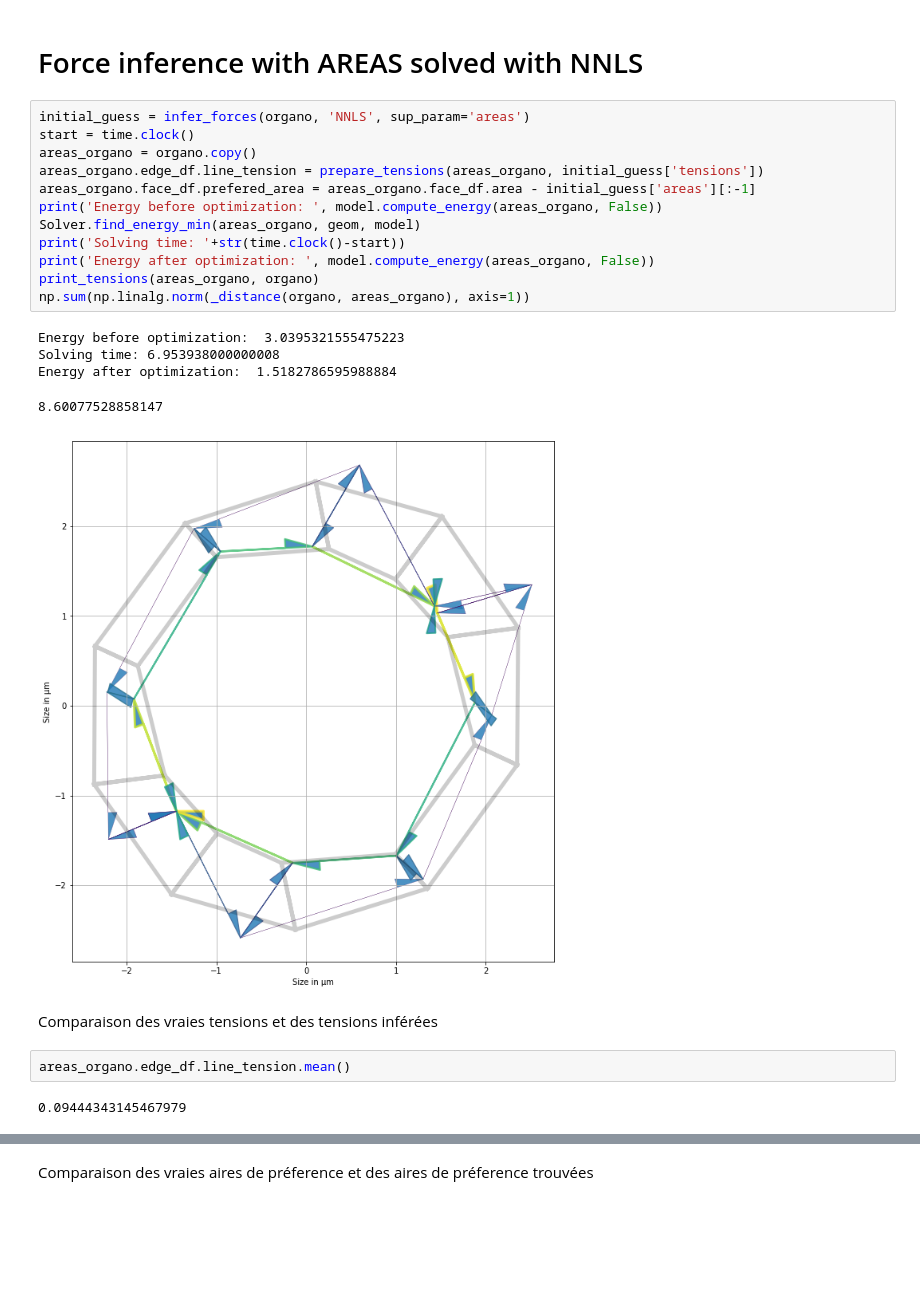
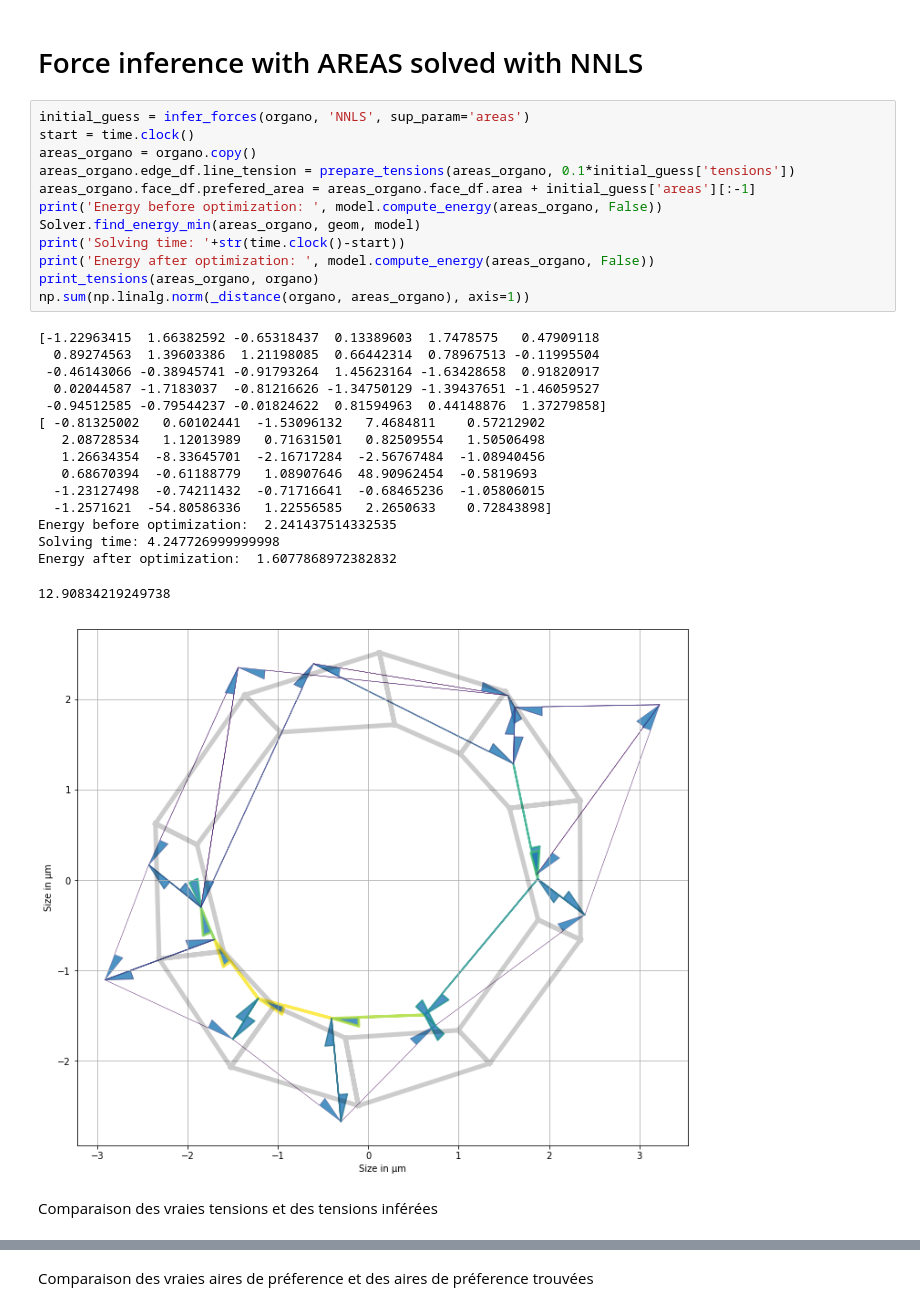
Before and after one commit to felixquinton/tyssue-taylor, a Jupyter notebook: notebooks/quicktest/Quick test pipeline-area_test.ipynb, the cells around one changed output, grey strips where cells are left out. Cells and saved outputs as stored; diff of their text form; blank space fills up the shorter version.

```diff
--- a/notebooks/quicktest/Quick test pipeline-area_test.ipynb
+++ b/notebooks/quicktest/Quick test pipeline-area_test.ipynb
@@ -236,24 +248,31 @@ Standard error : 0.4736574568789383
 # %%
 initial_guess = infer_forces(organo, 'NNLS', sup_param='areas')
 start = time.clock()
 areas_organo = organo.copy()
-areas_organo.edge_df.line_tension = prepare_tensions(areas_organo, initial_guess['tensions'])
-areas_organo.face_df.prefered_area = areas_organo.face_df.area - initial_guess['areas'][:-1]
+areas_organo.edge_df.line_tension = prepare_tensions(areas_organo, 0.1*initial_guess['tensions'])
+areas_organo.face_df.prefered_area = areas_organo.face_df.area + initial_guess['areas'][:-1]
 print('Energy before optimization: ', model.compute_energy(areas_organo, False))
 Solver.find_energy_min(areas_organo, geom, model)
 print('Solving time: '+str(time.clock()-start))
 print('Energy after optimization: ', model.compute_energy(areas_organo, False))
 print_tensions(areas_organo, organo)
 np.sum(np.linalg.norm(_distance(organo, areas_organo), axis=1))
 # %% [output]
-Energy before optimization:  3.0395321555475223
-Solving time: 6.953938000000008
-Energy after optimization:  1.5182786595988884
+[-1.22963415  1.66382592 -0.65318437  0.13389603  1.7478575   0.47909118
+  0.89274563  1.39603386  1.21198085  0.66442314  0.78967513 -0.11995504
+ -0.46143066 -0.38945741 -0.91793264  1.45623164 -1.63428658  0.91820917
+  0.02044587 -1.7183037  -0.81216626 -1.34750129 -1.39437651 -1.46059527
+ -0.94512585 -0.79544237 -0.01824622  0.81594963  0.44148876  1.37279858]
+[ -0.81325002   0.60102441  -1.53096132   7.4684811    0.57212902
+   2.08728534   1.12013989   0.71631501   0.82509554   1.50506498
+   1.26634354  -8.33645701  -2.16717284  -2.56767484  -1.08940456
+   0.68670394  -0.61188779   1.08907646  48.90962454  -0.5819693
+  -1.23127498  -0.74211432  -0.71716641  -0.68465236  -1.05806015
+  -1.2571621  -54.80586336   1.22556585   2.2650633    0.72843898]
+Energy before optimization:  2.241437514332535
+Solving time: 4.247726999999998
+Energy after optimization:  1.6077868972382832
-8.60077528858147
+12.90834219249738
-[figure, old version]
+[figure, new version]
 # %% [markdown]
 Comparaison des vraies tensions et des tensions inférées
-# %%
-areas_organo.edge_df.line_tension.mean()
-# %% [output]
-0.09444343145467979
```
Also changed, not shown: parts of 32 cells of this notebook, 7 other files.
